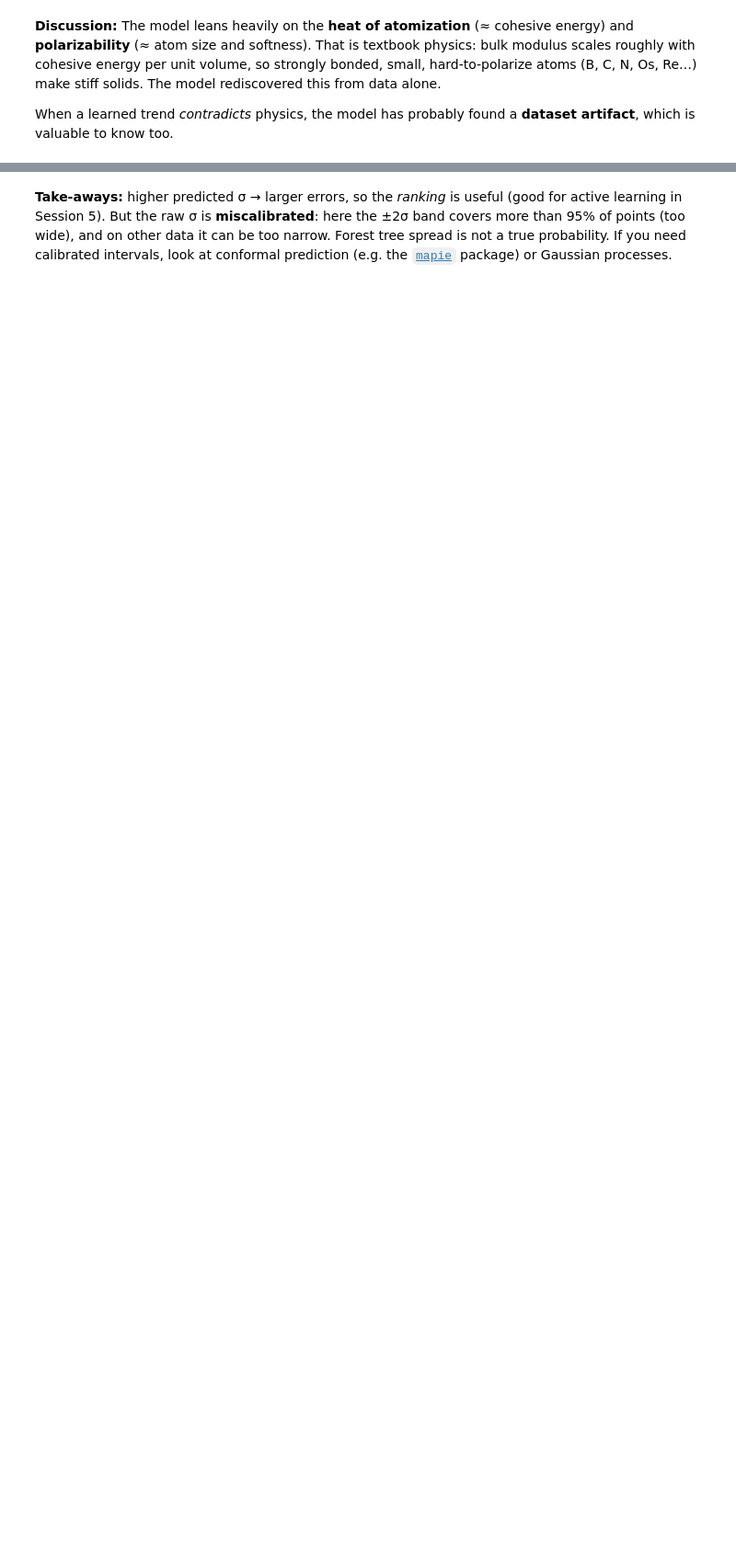
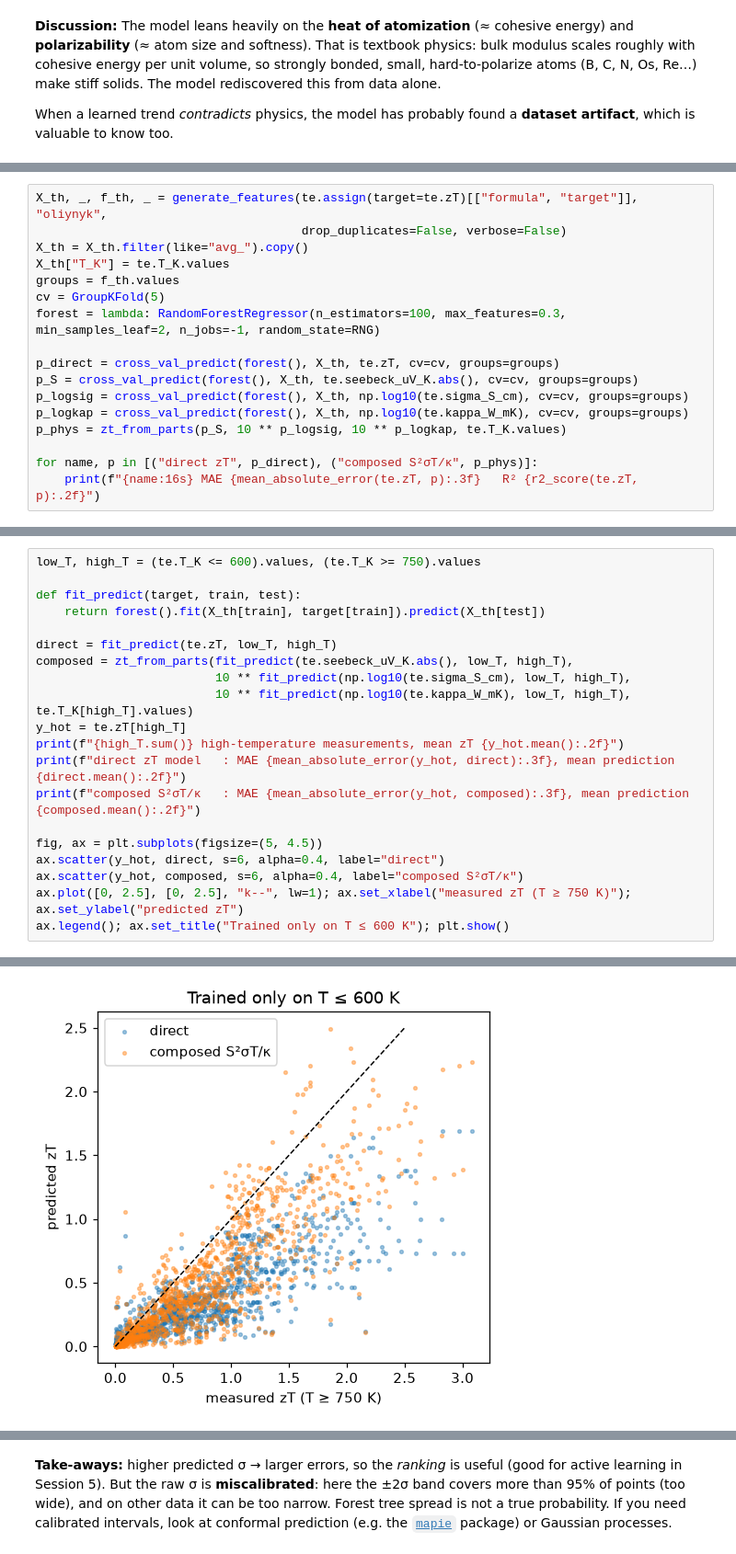
Before and after one commit to sp8rks/ACerS_AI_ML_Workshop, a Jupyter notebook: sessions/04_interpretation_and_trust/04_interpretation_and_trust.ipynb, the cells around one changed output, grey strips where cells are left out. Shown at 92% size. Drawn from its saved outputs; the diff is of its cells as text; blank space fills up the shorter version.

```diff
--- a/sessions/04_interpretation_and_trust/04_interpretation_and_trust.ipynb
+++ b/sessions/04_interpretation_and_trust/04_interpretation_and_trust.ipynb
@@ -216,0 +280,17 @@ When a learned trend *contradicts* physics, the model has probably found a **dat
+# %%
+X_th, _, f_th, _ = generate_features(te.assign(target=te.zT)[["formula", "target"]], "oliynyk",
+                                     drop_duplicates=False, verbose=False)
+X_th = X_th.filter(like="avg_").copy()
+X_th["T_K"] = te.T_K.values
+groups = f_th.values
+cv = GroupKFold(5)
+forest = lambda: RandomForestRegressor(n_estimators=100, max_features=0.3, min_samples_leaf=2, n_jobs=-1, random_state=RNG)
+
+p_direct = cross_val_predict(forest(), X_th, te.zT, cv=cv, groups=groups)
+p_S = cross_val_predict(forest(), X_th, te.seebeck_uV_K.abs(), cv=cv, groups=groups)
+p_logsig = cross_val_predict(forest(), X_th, np.log10(te.sigma_S_cm), cv=cv, groups=groups)
+p_logkap = cross_val_predict(forest(), X_th, np.log10(te.kappa_W_mK), cv=cv, groups=groups)
+p_phys = zt_from_parts(p_S, 10 ** p_logsig, 10 ** p_logkap, te.T_K.values)
+
+for name, p in [("direct zT", p_direct), ("composed S²σT/κ", p_phys)]:
+    print(f"{name:16s} MAE {mean_absolute_error(te.zT, p):.3f}   R² {r2_score(te.zT, p):.2f}")
@@ -216,0 +305,21 @@ When a learned trend *contradicts* physics, the model has probably found a **dat
+# %%
+low_T, high_T = (te.T_K <= 600).values, (te.T_K >= 750).values
+
+def fit_predict(target, train, test):
+    return forest().fit(X_th[train], target[train]).predict(X_th[test])
+
+direct = fit_predict(te.zT, low_T, high_T)
+composed = zt_from_parts(fit_predict(te.seebeck_uV_K.abs(), low_T, high_T),
+                         10 ** fit_predict(np.log10(te.sigma_S_cm), low_T, high_T),
+                         10 ** fit_predict(np.log10(te.kappa_W_mK), low_T, high_T), te.T_K[high_T].values)
+y_hot = te.zT[high_T]
+print(f"{high_T.sum()} high-temperature measurements, mean zT {y_hot.mean():.2f}")
+print(f"direct zT model   : MAE {mean_absolute_error(y_hot, direct):.3f}, mean prediction {direct.mean():.2f}")
+print(f"composed S²σT/κ   : MAE {mean_absolute_error(y_hot, composed):.3f}, mean prediction {composed.mean():.2f}")
+
+fig, ax = plt.subplots(figsize=(5, 4.5))
+ax.scatter(y_hot, direct, s=6, alpha=0.4, label="direct")
+ax.scatter(y_hot, composed, s=6, alpha=0.4, label="composed S²σT/κ")
+ax.plot([0, 2.5], [0, 2.5], "k--", lw=1); ax.set_xlabel("measured zT (T ≥ 750 K)"); ax.set_ylabel("predicted zT")
+ax.legend(); ax.set_title("Trained only on T ≤ 600 K"); plt.show()
+# %% [output]
@@ -216,0 +329 @@ When a learned trend *contradicts* physics, the model has probably found a **dat
+[figure, added]
```
Also changed, not shown: parts of 41 cells of this notebook, 8 other files.
